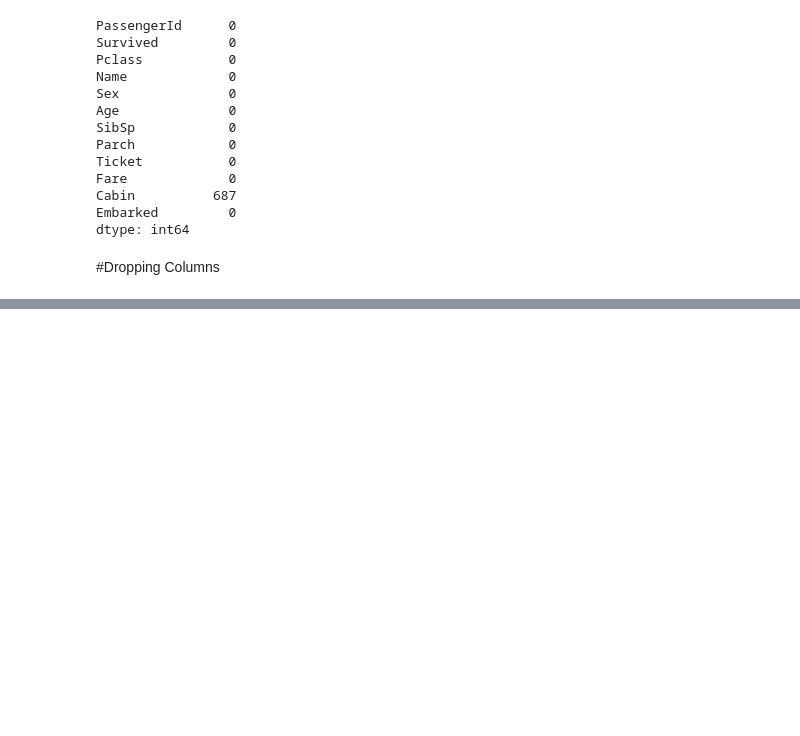
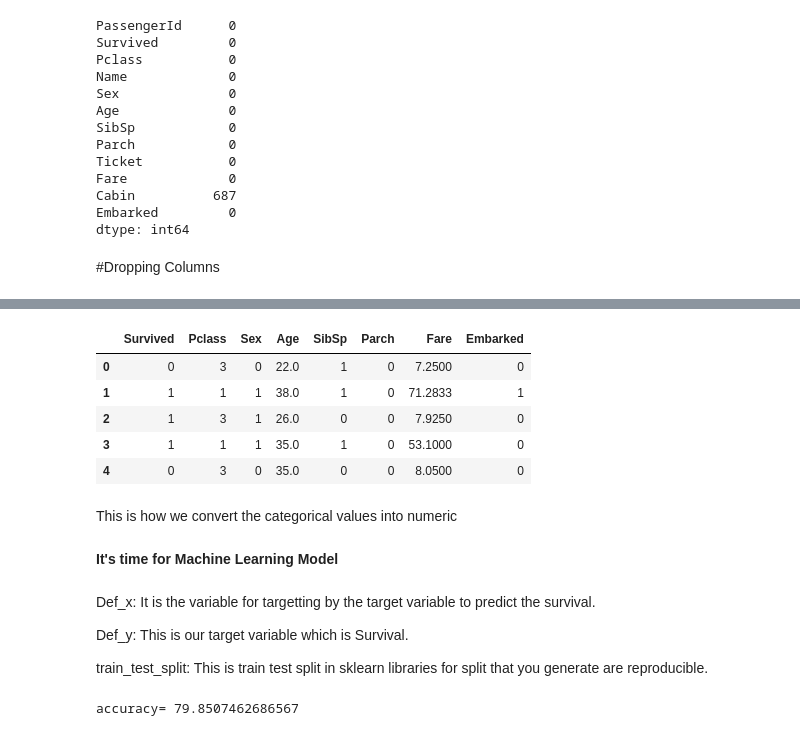
Before and after one commit to Anuj-Main/Data_Analysiss_Projects, a Jupyter notebook: Predict_Survival_on_Titanic.ipynb, the cells around one changed output, grey strips where cells are left out. Saved outputs shown, nothing was run; the diff lists cells and outputs as text; code cells hidden in the pictures; blank space fills up the shorter version.

```diff
--- a/Predict_Survival_on_Titanic.ipynb
+++ b/Predict_Survival_on_Titanic.ipynb
@@ -208,0 +228,15 @@ Train_Data.head(10)
+# %%
+aboard_class={'S':0,'C':1,'Q':2}
+Train_Data['Embarked']=Train_Data['Embarked'].map(aboard_class)
+Train_Data.head()
+# %% [output]
+|  | Survived | Pclass | Sex | Age | SibSp | Parch | Fare | Embarked |
+| 0 | 0 | 3 | 0 | 22.0 | 1 | 0 | 7.2500 | 0 |
+| 1 | 1 | 1 | 1 | 38.0 | 1 | 0 | 71.2833 | 1 |
+| 2 | 1 | 3 | 1 | 26.0 | 0 | 0 | 7.9250 | 0 |
+| 3 | 1 | 1 | 1 | 35.0 | 1 | 0 | 53.1000 | 0 |
+| 4 | 0 | 3 | 0 | 35.0 | 0 | 0 | 8.0500 | 0 |
+# %% [markdown]
+This is how we convert the categorical values into numeric
+# %% [markdown]
+**It's time for Machine Learning Model**
@@ -208,0 +247,14 @@ Train_Data.head(10)
+# %% [markdown]
+Def_x: It is the variable for targetting by the target variable to predict the survival.
+
+Def_y: This is our target variable which is Survival.
+
+train_test_split: This is train test split in sklearn libraries for split that you generate are reproducible.
+# %%
+Random_fcl=RandomForestClassifier()
+Random_fcl.fit(x_Train,y_Train)
+Random_fcl_pred=Random_fcl.predict(x_Test)
+Random_fcl_acurcy=accuracy_score(y_Test,Random_fcl_pred)*100
+print('accuracy=',Random_fcl_acurcy)
+# %% [output]
+accuracy= 79.8507462686567
```
Also changed, not shown: parts of 9 cells of this notebook.
